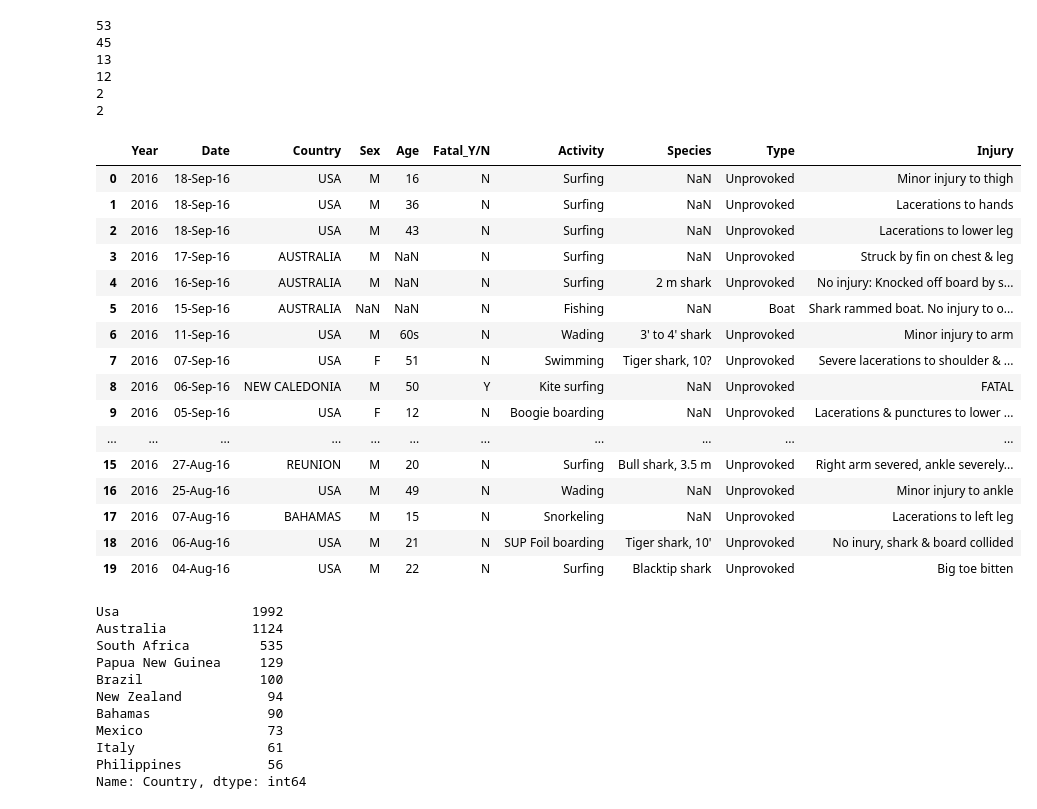
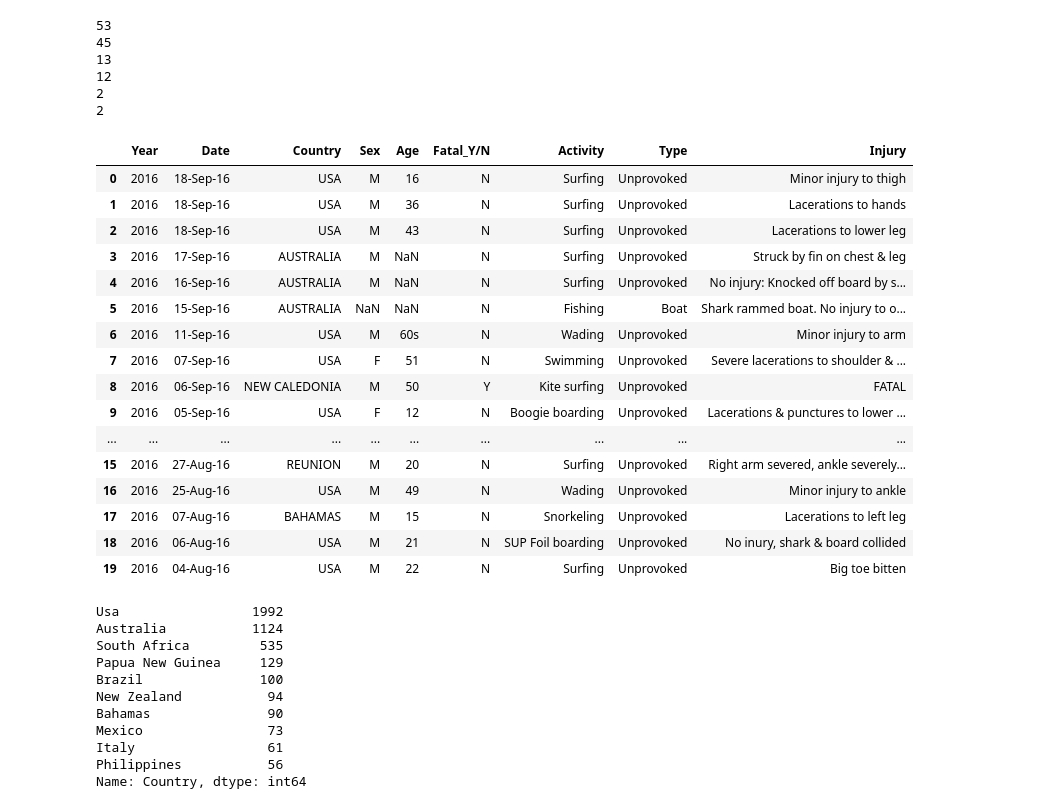
Before and after one commit to alejandroperela/datamad0119, a Jupyter notebook: module-1/pandas-project/your-code/data-wrangling.ipynb, the cells around one changed output. Drawn from its saved outputs; the diff is of its cells as text; code cells hidden in the pictures.

```diff
--- a/module-1/pandas-project/your-code/data-wrangling.ipynb
+++ b/module-1/pandas-project/your-code/data-wrangling.ipynb
@@ -107,31 +108,31 @@ print(len(in_Case_Number_not_in_Case_Number_2))
 # %%
 #En base al paso anterior, procedo a ir eliminando las columnas repetidas o con muchos valores nulos.
 
 data = data.drop(columns=['href', 'Case_Number_1', 'Case_Number_2', 'Unnamed:_22', 'Unnamed:_23', 'Time',
-                          'Case_Number', 'Area', 'Location', 'Name', 'Investigator_or_Source',
+                          'Species', 'Case_Number', 'Area', 'Location', 'Name', 'Investigator_or_Source',
                           'pdf', 'href_formula', 'original_order'])
 
-column_order = ['Year', 'Date', 'Country', 'Sex', 'Age', 'Fatal_Y/N', 'Activity', 'Species', 'Type', 'Injury']
+column_order = ['Year', 'Date', 'Country', 'Sex', 'Age', 'Fatal_Y/N', 'Activity', 'Type', 'Injury']
 data = data[column_order]
 data.head(20)
 # %% [output]
-|  | Year | Date | Country | Sex | Age | Fatal_Y/N | Activity | Species | Type | Injury |
-| 0 | 2016 | 18-Sep-16 | USA | M | 16 | N | Surfing | NaN | Unprovoked | Minor injury to thigh |
-| 1 | 2016 | 18-Sep-16 | USA | M | 36 | N | Surfing | NaN | Unprovoked | Lacerations to hands |
-| 2 | 2016 | 18-Sep-16 | USA | M | 43 | N | Surfing | NaN | Unprovoked | Lacerations to lower leg |
-| 3 | 2016 | 17-Sep-16 | AUSTRALIA | M | NaN | N | Surfing | NaN | Unprovoked | Struck by fin on chest & leg |
-| 4 | 2016 | 16-Sep-16 | AUSTRALIA | M | NaN | N | Surfing | 2 m shark | Unprovoked | No injury: Knocked off board by s... |
-| 5 | 2016 | 15-Sep-16 | AUSTRALIA | NaN | NaN | N | Fishing | NaN | Boat | Shark rammed boat. No injury to o... |
-| 6 | 2016 | 11-Sep-16 | USA | M | 60s | N | Wading | 3' to 4' shark | Unprovoked | Minor injury to arm |
-| 7 | 2016 | 07-Sep-16 | USA | F | 51 | N | Swimming | Tiger shark, 10? | Unprovoked | Severe lacerations to shoulder & ... |
-| 8 | 2016 | 06-Sep-16 | NEW CALEDONIA | M | 50 | Y | Kite surfing | NaN | Unprovoked | FATAL |
-| 9 | 2016 | 05-Sep-16 | USA | F | 12 | N | Boogie boarding | NaN | Unprovoked | Lacerations & punctures to lower ... |
-| ... | ... | ... | ... | ... | ... | ... | ... | ... | ... | ... |
-| 15 | 2016 | 27-Aug-16 | REUNION | M | 20 | N | Surfing | Bull shark, 3.5 m | Unprovoked | Right arm severed, ankle severely... |
-| 16 | 2016 | 25-Aug-16 | USA | M | 49 | N | Wading | NaN | Unprovoked | Minor injury to ankle |
-| 17 | 2016 | 07-Aug-16 | BAHAMAS | M | 15 | N | Snorkeling | NaN | Unprovoked | Lacerations to left leg |
-| 18 | 2016 | 06-Aug-16 | USA | M | 21 | N | SUP Foil boarding | Tiger shark, 10' | Unprovoked | No inury, shark & board collided |
-| 19 | 2016 | 04-Aug-16 | USA | M | 22 | N | Surfing | Blacktip shark | Unprovoked | Big toe bitten |
+|  | Year | Date | Country | Sex | Age | Fatal_Y/N | Activity | Type | Injury |
+| 0 | 2016 | 18-Sep-16 | USA | M | 16 | N | Surfing | Unprovoked | Minor injury to thigh |
+| 1 | 2016 | 18-Sep-16 | USA | M | 36 | N | Surfing | Unprovoked | Lacerations to hands |
+| 2 | 2016 | 18-Sep-16 | USA | M | 43 | N | Surfing | Unprovoked | Lacerations to lower leg |
+| 3 | 2016 | 17-Sep-16 | AUSTRALIA | M | NaN | N | Surfing | Unprovoked | Struck by fin on chest & leg |
+| 4 | 2016 | 16-Sep-16 | AUSTRALIA | M | NaN | N | Surfing | Unprovoked | No injury: Knocked off board by s... |
+| 5 | 2016 | 15-Sep-16 | AUSTRALIA | NaN | NaN | N | Fishing | Boat | Shark rammed boat. No injury to o... |
+| 6 | 2016 | 11-Sep-16 | USA | M | 60s | N | Wading | Unprovoked | Minor injury to arm |
+| 7 | 2016 | 07-Sep-16 | USA | F | 51 | N | Swimming | Unprovoked | Severe lacerations to shoulder & ... |
+| 8 | 2016 | 06-Sep-16 | NEW CALEDONIA | M | 50 | Y | Kite surfing | Unprovoked | FATAL |
+| 9 | 2016 | 05-Sep-16 | USA | F | 12 | N | Boogie boarding | Unprovoked | Lacerations & punctures to lower ... |
+| ... | ... | ... | ... | ... | ... | ... | ... | ... | ... |
+| 15 | 2016 | 27-Aug-16 | REUNION | M | 20 | N | Surfing | Unprovoked | Right arm severed, ankle severely... |
+| 16 | 2016 | 25-Aug-16 | USA | M | 49 | N | Wading | Unprovoked | Minor injury to ankle |
+| 17 | 2016 | 07-Aug-16 | BAHAMAS | M | 15 | N | Snorkeling | Unprovoked | Lacerations to left leg |
+| 18 | 2016 | 06-Aug-16 | USA | M | 21 | N | SUP Foil boarding | Unprovoked | No inury, shark & board collided |
+| 19 | 2016 | 04-Aug-16 | USA | M | 22 | N | Surfing | Unprovoked | Big toe bitten |
 # %%
 #En este paso, tras examinar los posibles valores de columnas en las que podría basar mi análisis, procedo a
 #limpiar los posibles valores que pueden tomar las variables.
```
Also changed, not shown: parts of 2 cells of this notebook.
